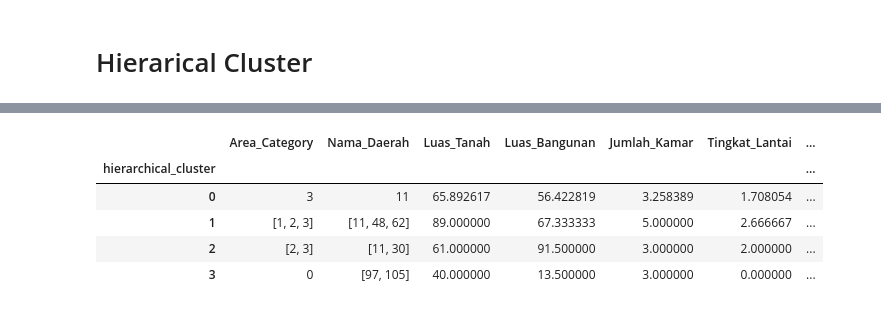
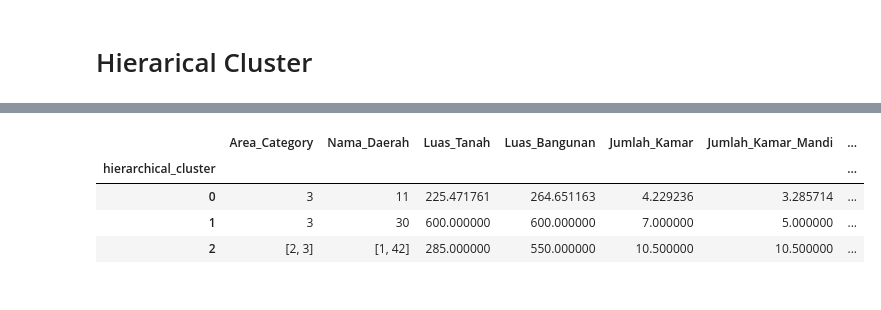
Before and after one commit to mjohantito/DataRumah_DM3Nov, a Jupyter notebook: Exercise_Week_8.ipynb, the cells around one changed output, grey strips where cells are left out. Cells and saved outputs as stored; diff of their text form; code cells hidden in the pictures.

```diff
--- a/Exercise_Week_8.ipynb
+++ b/Exercise_Week_8.ipynb
@@ -351,0 +374,6 @@ df.groupby("hierarchical_cluster").agg(Area_Category = ('Area Category',pd.Serie
+# %%
+from sklearn.cluster import AgglomerativeClustering
+
+hierarchical_cluster = AgglomerativeClustering(n_clusters=3, affinity='euclidean', linkage='complete')
+labels = hierarchical_cluster.fit_predict(X)
+labels
@@ -403,0 +426,6 @@ df.groupby("hierarchical_cluster").agg(Area_Category = ('Area Category',pd.Serie
+# %%
+from sklearn.cluster import AgglomerativeClustering
+
+hierarchical_cluster = AgglomerativeClustering(n_clusters=3, affinity='euclidean', linkage='single')
+labels = hierarchical_cluster.fit_predict(X)
+labels
@@ -455,0 +476,6 @@ df.groupby("hierarchical_cluster").agg(Area_Category = ('Area Category',pd.Serie
+# %%
+from sklearn.cluster import AgglomerativeClustering
+
+hierarchical_cluster = AgglomerativeClustering(n_clusters=3, affinity='euclidean', linkage='ward')
+labels = hierarchical_cluster.fit_predict(X)
+labels
@@ -465,7 +528,7 @@ plt.show()
 # %%
 from sklearn.cluster import AgglomerativeClustering
 
-hierarchical_cluster = AgglomerativeClustering(n_clusters=4, affinity='euclidean', linkage='average')
+hierarchical_cluster = AgglomerativeClustering(n_clusters=3, affinity='euclidean', linkage='average')
 labels = hierarchical_cluster.fit_predict(X)
 labels
 # %% [output]
@@ -486,22 +549,22 @@ array([0, 1, 0, 0, 0, 0, 0, 3, 0, 0, 0, 0, 0, 0, 0, 0, 0, 0, 0, 0, 0, 0,
 # %%
 df['hierarchical_cluster'] = labels
 
 df.groupby("hierarchical_cluster").agg(Area_Category = ('Area Category',pd.Series.mode),
                                  Nama_Daerah = ('Nama Daerah',pd.Series.mode),
                                  Luas_Tanah = ('Luas Tanah (m2)', 'mean'),
                                  Luas_Bangunan = ('Luas Bangunan (m2)','mean'),
                                  Jumlah_Kamar = ('Jumlah Kamar','mean'),
+                                 Jumlah_Kamar_Mandi = ('Jumlah Kamar Mandi','mean'),
                                  Tingkat_Lantai = ('Tingkat/Lantai ','mean'),
                                  Harga_Penawaran = ('Harga Penawaran (dari Owner)','mean'),
-                                 Terjual_Belum = ('Terjual/Belum','mean'),
-                                 Arah_Hadap_Rumah = ('Arah Hadap Rumah','mean'),
-                                 Posisi_Rumah = ('Posisi Rumah','mean'),
-                                 Lebar_Jalan_Depan_Rumah = ('Lebar Jalan Depan Rumah (ROW)','mean'),
-                                 Count = ("KMeans_Clusters",'count'))
+                                 Terjual_Belum = ('Terjual/Belum',pd.Series.mode),
+                                 Arah_Hadap_Rumah = ('Arah Hadap Rumah',pd.Series.mode),
+                                 Posisi_Rumah = ('Posisi Rumah',pd.Series.mode),
+                                 Lebar_Jalan_Depan_Rumah = ('Lebar Jalan Depan Rumah (ROW)',pd.Series.mode),
+                                 Count = ("hierarchical_cluster",'count'))
 # %% [output]
-|  | Area_Category | Nama_Daerah | Luas_Tanah | Luas_Bangunan | Jumlah_Kamar | Tingkat_Lantai | ... |
+|  | Area_Category | Nama_Daerah | Luas_Tanah | Luas_Bangunan | Jumlah_Kamar | Jumlah_Kamar_Mandi | ... |
 | hierarchical_cluster |  |  |  |  |  |  | ... |
-| 0 | 3 | 11 | 65.892617 | 56.422819 | 3.258389 | 1.708054 | ... |
-| 1 | [1, 2, 3] | [11, 48, 62] | 89.000000 | 67.333333 | 5.000000 | 2.666667 | ... |
-| 2 | [2, 3] | [11, 30] | 61.000000 | 91.500000 | 3.000000 | 2.000000 | ... |
-| 3 | 0 | [97, 105] | 40.000000 | 13.500000 | 3.000000 | 0.000000 | ... |
+| 0 | 3 | 11 | 225.471761 | 264.651163 | 4.229236 | 3.285714 | ... |
+| 1 | 3 | 30 | 600.000000 | 600.000000 | 7.000000 | 5.000000 | ... |
+| 2 | [2, 3] | [1, 42] | 285.000000 | 550.000000 | 10.500000 | 10.500000 | ... |
```
Also changed, not shown: parts of 35 cells of this notebook.
